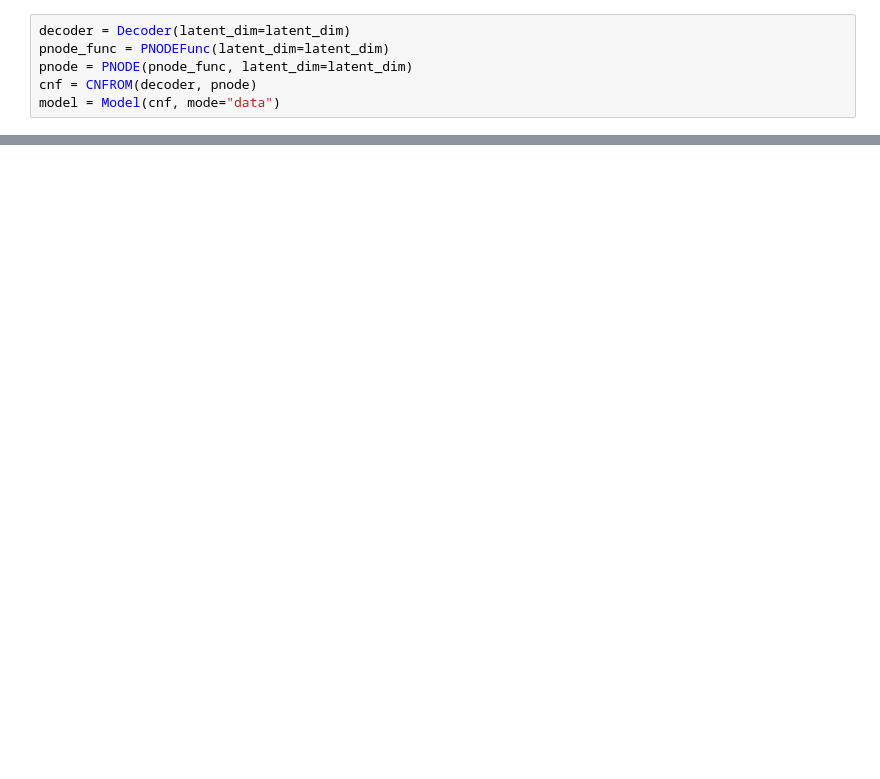
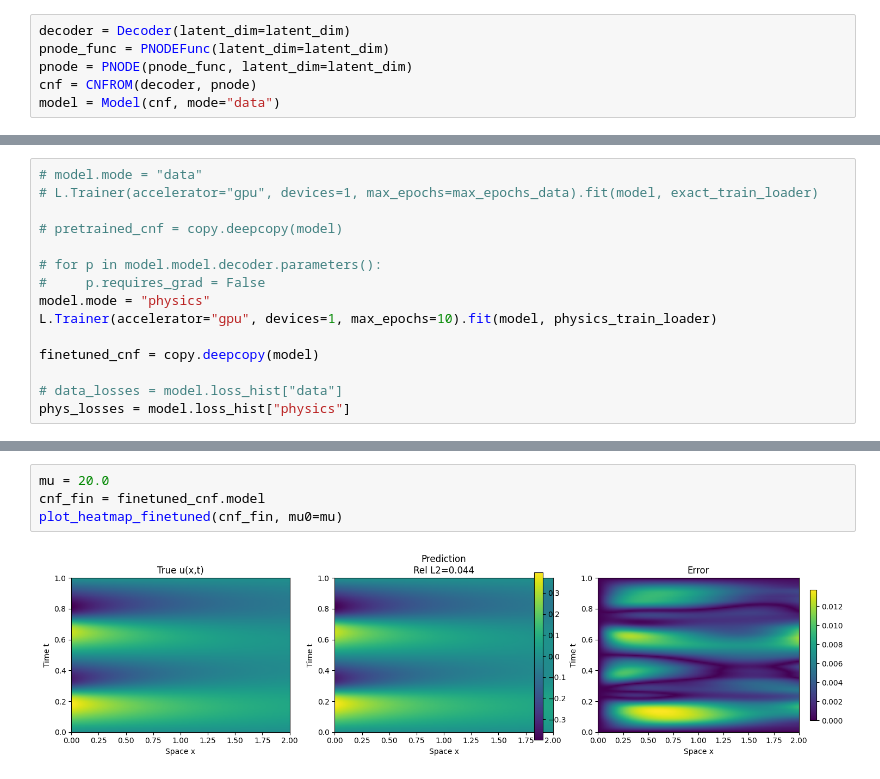
Before and after one commit to KendraGivens/Learning_Value_Function_Manifold, a Jupyter notebook: notebooks/data_gen.ipynb, the cells around one changed output, grey strips where cells are left out. Drawn from its saved outputs; the diff is of its cells as text; blank space fills up the shorter version.

```diff
--- a/notebooks/data_gen.ipynb
+++ b/notebooks/data_gen.ipynb
@@ -294,0 +444,15 @@ physics_trainer.fit(model, physics_train_loader)
+# %%
+# model.mode = "data"
+# L.Trainer(accelerator="gpu", devices=1, max_epochs=max_epochs_data).fit(model, exact_train_loader)
+
+# pretrained_cnf = copy.deepcopy(model)
+
+# for p in model.model.decoder.parameters():
+#     p.requires_grad = False
+model.mode = "physics"
+L.Trainer(accelerator="gpu", devices=1, max_epochs=10).fit(model, physics_train_loader)
+
+finetuned_cnf = copy.deepcopy(model)
+
+# data_losses = model.loss_hist["data"]
+phys_losses = model.loss_hist["physics"]
@@ -294,0 +539,6 @@ physics_trainer.fit(model, physics_train_loader)
+# %%
+mu = 20.0
+cnf_fin = finetuned_cnf.model
+plot_heatmap_finetuned(cnf_fin, mu0=mu)
+# %% [output]
+[figure, added]
```
Also changed, not shown: parts of 19 cells of this notebook.
